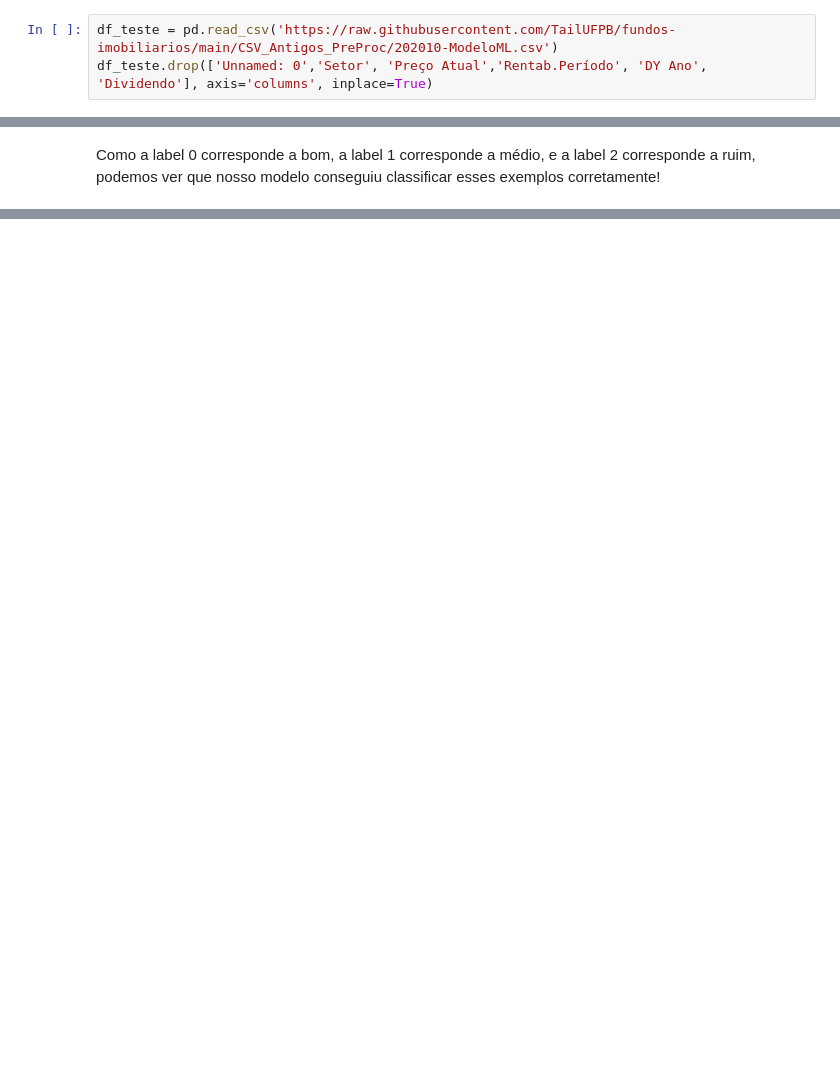
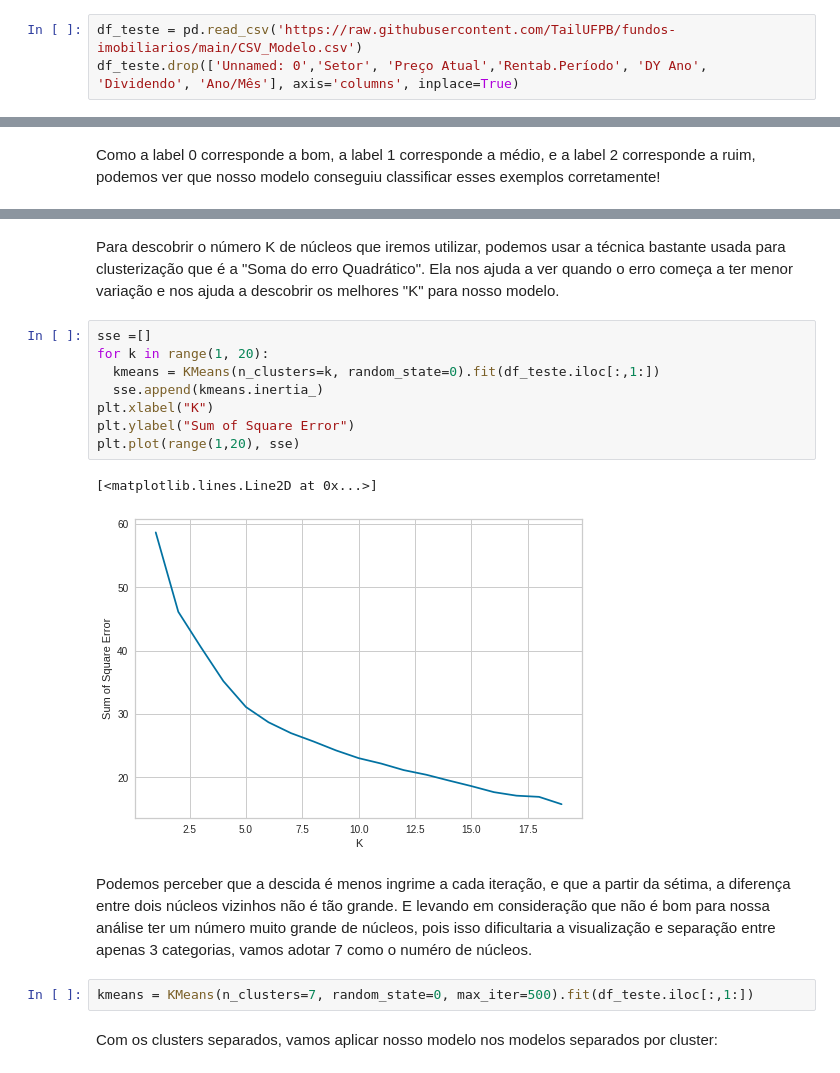
Before and after one commit to TailUFPB/fundos-imobiliarios, a Jupyter notebook: Rankeamento_Modelo_FIIS.ipynb, the cells around one changed output, grey strips where cells are left out. Saved outputs shown, nothing was run; the diff lists cells and outputs as text; blank space fills up the shorter version.

```diff
--- a/Rankeamento_Modelo_FIIS.ipynb
+++ b/Rankeamento_Modelo_FIIS.ipynb
@@ -376,6 +379,6 @@ Por fim, podemos testar nosso modelo em funcionamento usando dados dos fundos em
 # %%
-df_teste = pd.read_csv('https://raw.githubusercontent.com/TailUFPB/fundos-imobiliarios/main/CSV_Antigos_PreProc/202010-ModeloML.csv')
-df_teste.drop(['Unnamed: 0','Setor', 'Preço Atual','Rentab.Período', 'DY Ano', 'Dividendo'], axis='columns', inplace=True)
+df_teste = pd.read_csv('https://raw.githubusercontent.com/TailUFPB/fundos-imobiliarios/main/CSV_Modelo.csv')
+df_teste.drop(['Unnamed: 0','Setor', 'Preço Atual','Rentab.Período', 'DY Ano', 'Dividendo', 'Ano/Mês'], axis='columns', inplace=True)
 # %% [markdown]
 Usando as notas obtidas no nosso rankeamento, vamos selecionar alguns fundos bons, médios e ruins, para vermos como nosso modelo os classifica:
 # %%
@@ -408,0 +425,19 @@ Como a label 0 corresponde a bom, a label 1 corresponde a médio, e a label 2 co
+# %% [markdown]
+Para descobrir o número K de núcleos que iremos utilizar, podemos usar a técnica bastante usada para clusterização que é a "Soma do erro Quadrático". Ela nos ajuda a ver quando o erro começa a ter menor variação e nos ajuda a descobrir os melhores "K" para nosso modelo.
+# %%
+sse =[]
+for k in range(1, 20):
+  kmeans = KMeans(n_clusters=k, random_state=0).fit(df_teste.iloc[:,1:])
+  sse.append(kmeans.inertia_)
+plt.xlabel("K")
+plt.ylabel("Sum of Square Error")
+plt.plot(range(1,20), sse)
+# %% [output]
+[<matplotlib.lines.Line2D at 0x...>]
+[figure, added]
+# %% [markdown]
+Podemos perceber que a descida é menos ingrime a cada iteração, e que a partir da sétima, a diferença entre dois núcleos vizinhos não é tão grande. E levando em consideração que não é bom para nossa análise ter um número muito grande de núcleos, pois isso dificultaria a visualização e separação entre apenas 3 categorias, vamos adotar 7 como o numéro de núcleos.
+# %%
+kmeans = KMeans(n_clusters=7, random_state=0, max_iter=500).fit(df_teste.iloc[:,1:])
+# %% [markdown]
+Com os clusters separados, vamos aplicar nosso modelo nos modelos separados por cluster:
```
Also changed, not shown: parts of 9 cells of this notebook.
